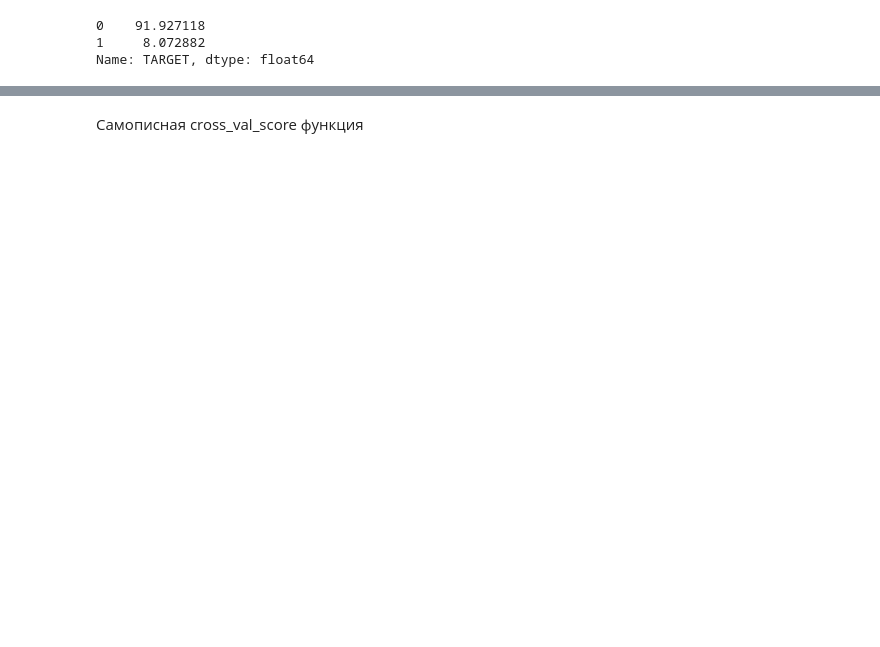
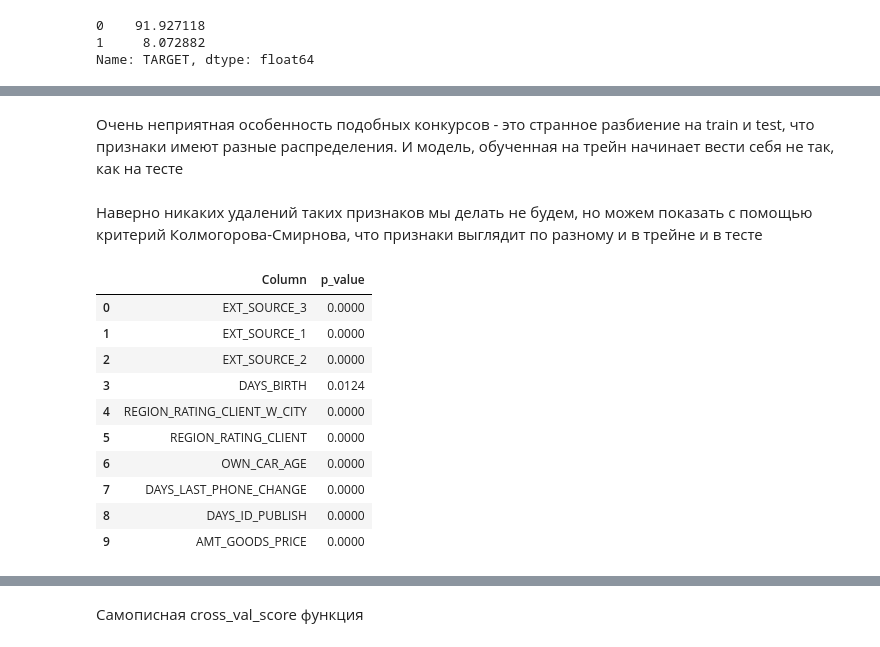
Before and after one commit to OrionChocoPie/machine-learning-mipt, a Jupyter notebook: 02 Home Credit Default Risk/LogisticRegression.ipynb, the cells around one changed output, grey strips where cells are left out. Saved outputs shown, nothing was run; the diff lists cells and outputs as text; code cells hidden in the pictures; blank space fills up the shorter version.

```diff
--- a/02 Home Credit Default Risk/LogisticRegression.ipynb
+++ b/02 Home Credit Default Risk/LogisticRegression.ipynb
@@ -84,0 +134,2 @@ num_features = train.columns[train.dtypes != np.dtype('O')]
+# %%
+data = pd.concat((train, test), keys=('train', 'test'))
@@ -84,0 +152,29 @@ num_features = train.columns[train.dtypes != np.dtype('O')]
+# %%
+data = pd.get_dummies(data, drop_first=True)
+# %%
+train = data.loc['train']
+test = data.loc['test']
+# %% [markdown]
+Очень неприятная особенность подобных конкурсов - это странное разбиение на train и test, что признаки имеют разные распределения. И модель, обученная на трейн начинает вести себя не так, как на тесте
+# %% [markdown]
+Наверно никаких удалений таких признаков мы делать не будем, но можем показать с помощью критерий Колмогорова-Смирнова, что признаки выглядит по разному и в трейне и в тесте
+# %%
+comp_dist = []
+for column in train.columns:
+    p_value = ks_2samp(train[column], test[column]).pvalue
+    comp_dist.append((column, round(p_value, 4)))
+comp_dist = pd.DataFrame(comp_dist, columns=['Column', 'p_value'])
+# %%
+comp_dist.head(10)
+# %% [output]
+|  | Column | p_value |
+| 0 | EXT_SOURCE_3 | 0.0000 |
+| 1 | EXT_SOURCE_1 | 0.0000 |
+| 2 | EXT_SOURCE_2 | 0.0000 |
+| 3 | DAYS_BIRTH | 0.0124 |
+| 4 | REGION_RATING_CLIENT_W_CITY | 0.0000 |
+| 5 | REGION_RATING_CLIENT | 0.0000 |
+| 6 | OWN_CAR_AGE | 0.0000 |
+| 7 | DAYS_LAST_PHONE_CHANGE | 0.0000 |
+| 8 | DAYS_ID_PUBLISH | 0.0000 |
+| 9 | AMT_GOODS_PRICE | 0.0000 |
```
Also changed, not shown: parts of 46 cells of this notebook.
